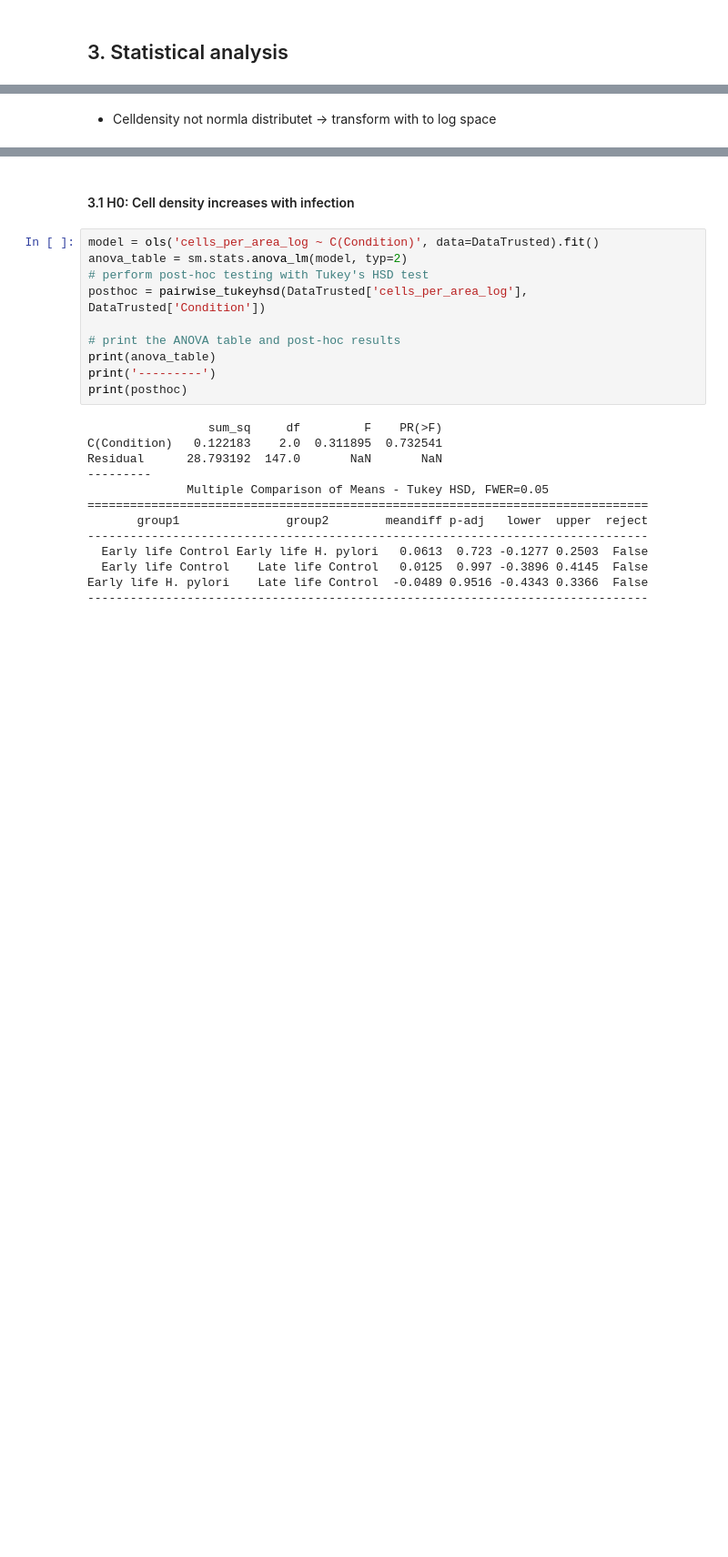
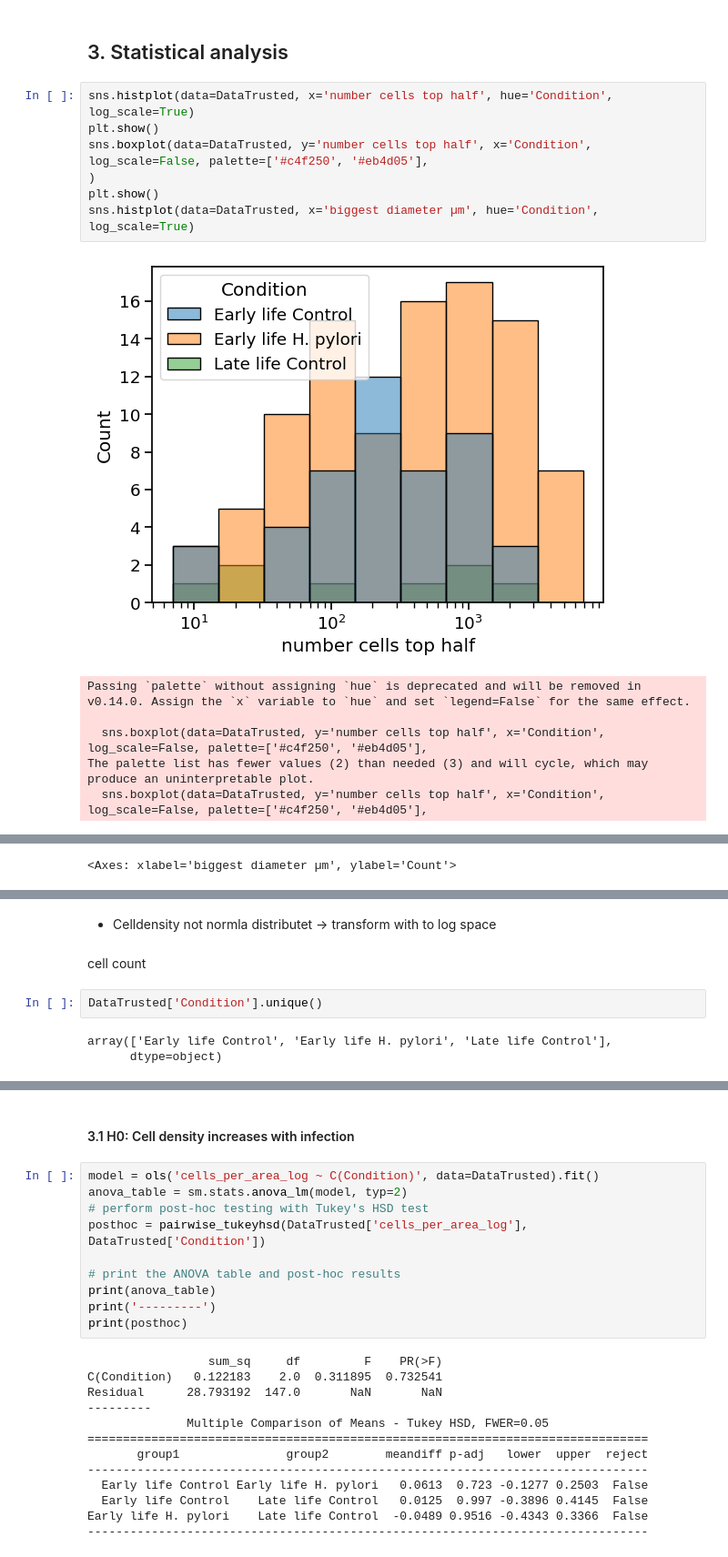
Before and after one commit to DaRoemer/OrganoCellQuant, a Jupyter notebook: Cell_count_analysis.ipynb, the cells around one changed output, grey strips where cells are left out. Shown: that part at 91% size. Saved outputs shown, nothing was run; the diff lists cells and outputs as text; blank space fills up the shorter version.

```diff
--- a/Cell_count_analysis.ipynb
+++ b/Cell_count_analysis.ipynb
@@ -75,2 +129,16 @@ DataTrusted.head(5)
 # %% [markdown]
 ## 3. Statistical analysis
+# %%
+sns.histplot(data=DataTrusted, x='number cells top half', hue='Condition', log_scale=True)
+plt.show()
+sns.boxplot(data=DataTrusted, y='number cells top half', x='Condition', log_scale=False, palette=['#c4f250', '#eb4d05'],
+)
+plt.show()
+sns.histplot(data=DataTrusted, x='biggest diameter µm', hue='Condition', log_scale=True)
+# %% [output]
+[figure, added]
+Passing `palette` without assigning `hue` is deprecated and will be removed in v0.14.0. Assign the `x` variable to `hue` and set `legend=False` for the same effect.
+
+  sns.boxplot(data=DataTrusted, y='number cells top half', x='Condition', log_scale=False, palette=['#c4f250', '#eb4d05'],
+The palette list has fewer values (2) than needed (3) and will cycle, which may produce an uninterpretable plot.
+  sns.boxplot(data=DataTrusted, y='number cells top half', x='Condition', log_scale=False, palette=['#c4f250', '#eb4d05'],
@@ -76,0 +146 @@ DataTrusted.head(5)
+<Axes: xlabel='biggest diameter µm', ylabel='Count'>
@@ -77,2 +148,9 @@ DataTrusted.head(5)
 # %% [markdown]
 - Celldensity not normla distributet -> transform with to log space
+# %% [markdown]
+cell count
+# %%
+DataTrusted['Condition'].unique()
+# %% [output]
+array(['Early life Control', 'Early life H. pylori', 'Late life Control'],
+      dtype=object)
```
Also changed, not shown: parts of 6 cells of this notebook.
